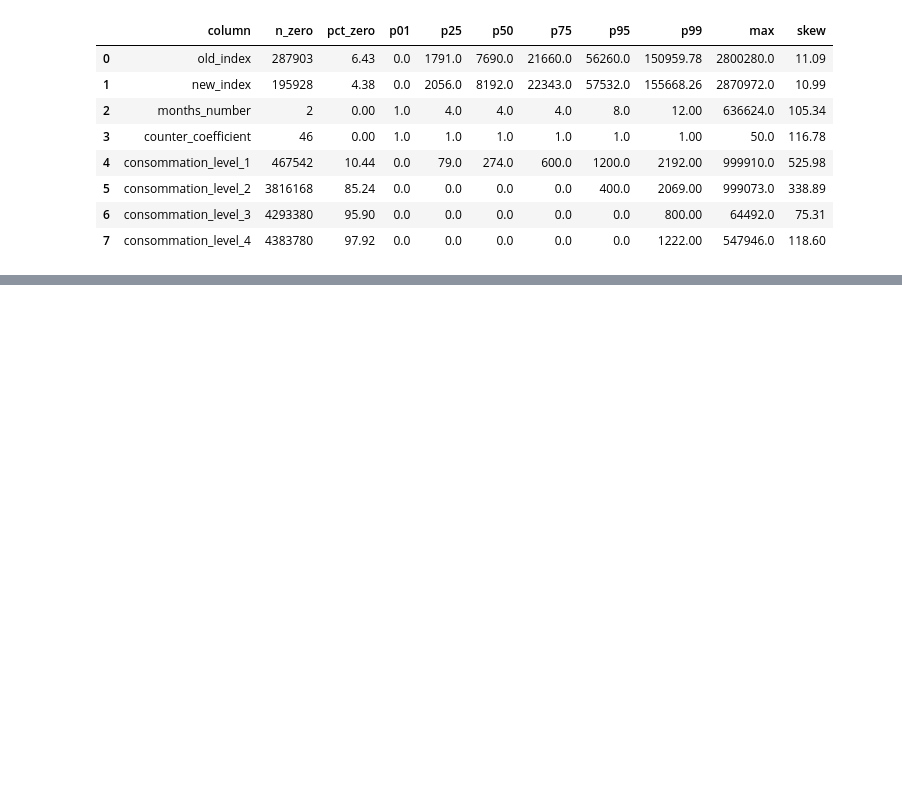
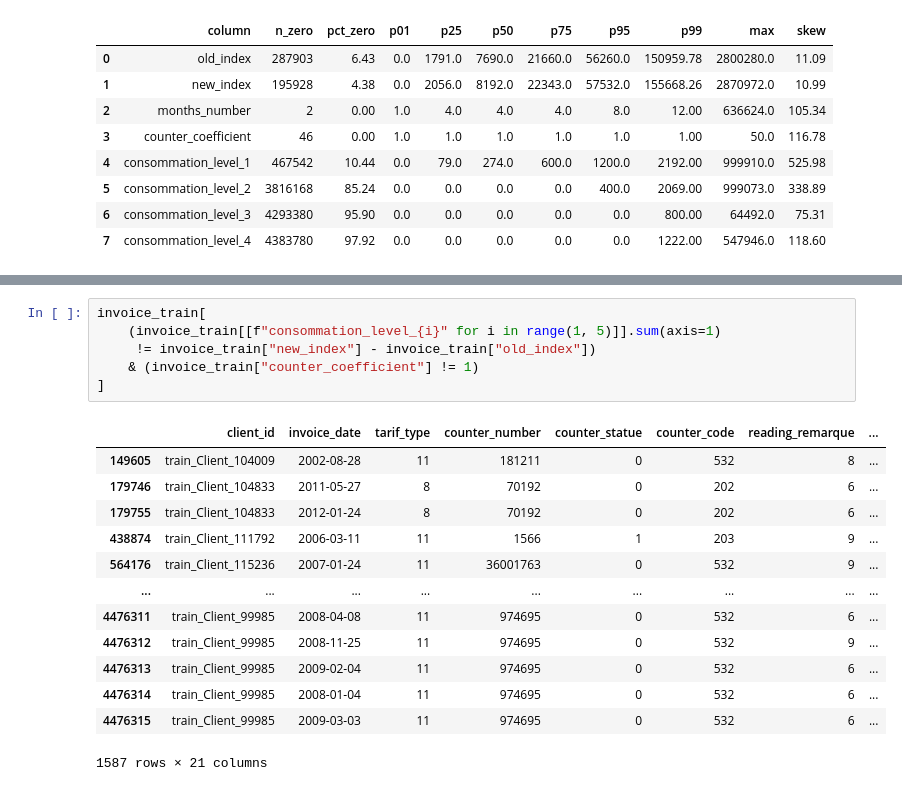
Before and after one commit to omedinaavilla/Fraud-detection-in-Energy-Consume, a Jupyter notebook: notebooks/01_eda.ipynb, the cells around one changed output, grey strips where cells are left out. Cells and saved outputs as stored; diff of their text form; blank space fills up the shorter version.

```diff
--- a/notebooks/01_eda.ipynb
+++ b/notebooks/01_eda.ipynb
@@ -350,0 +212,20 @@ fg.save_figure(fig, FIGURES / "fig_calidad_anomalias.png")
+# %%
+invoice_train[
+    (invoice_train[[f"consommation_level_{i}" for i in range(1, 5)]].sum(axis=1)
+     != invoice_train["new_index"] - invoice_train["old_index"])
+    & (invoice_train["counter_coefficient"] != 1)
+]
+# %% [output]
+|  | client_id | invoice_date | tarif_type | counter_number | counter_statue | counter_code | reading_remarque | ... |
+| 149605 | train_Client_104009 | 2002-08-28 | 11 | 181211 | 0 | 532 | 8 | ... |
+| 179746 | train_Client_104833 | 2011-05-27 | 8 | 70192 | 0 | 202 | 6 | ... |
+| 179755 | train_Client_104833 | 2012-01-24 | 8 | 70192 | 0 | 202 | 6 | ... |
+| 438874 | train_Client_111792 | 2006-03-11 | 11 | 1566 | 1 | 203 | 9 | ... |
+| 564176 | train_Client_115236 | 2007-01-24 | 11 | 36001763 | 0 | 532 | 9 | ... |
+| ... | ... | ... | ... | ... | ... | ... | ... | ... |
+| 4476311 | train_Client_99985 | 2008-04-08 | 11 | 974695 | 0 | 532 | 6 | ... |
+| 4476312 | train_Client_99985 | 2008-11-25 | 11 | 974695 | 0 | 532 | 9 | ... |
+| 4476313 | train_Client_99985 | 2009-02-04 | 11 | 974695 | 0 | 532 | 6 | ... |
+| 4476314 | train_Client_99985 | 2008-01-04 | 11 | 974695 | 0 | 532 | 6 | ... |
+| 4476315 | train_Client_99985 | 2009-03-03 | 11 | 974695 | 0 | 532 | 6 | ... |
+1587 rows × 21 columns
```
Also changed, not shown: parts of 95 cells of this notebook, 10 other files.
